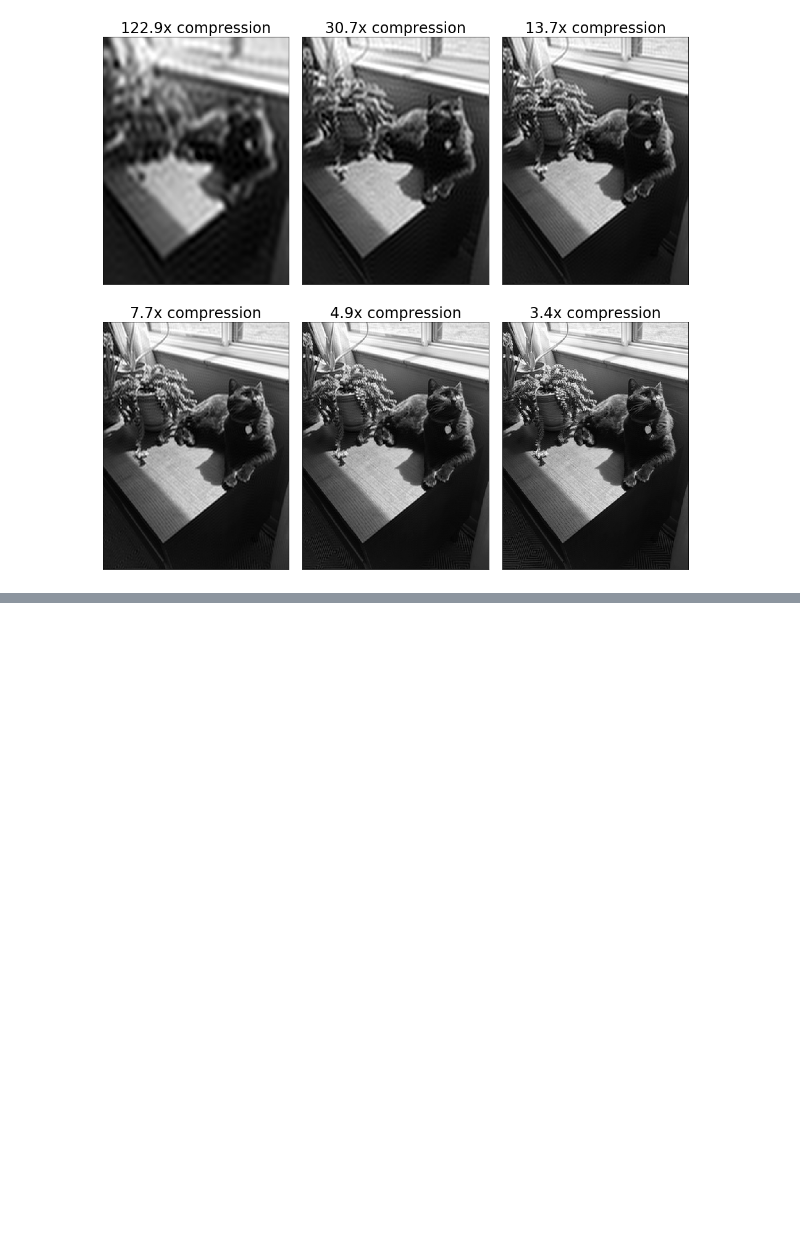
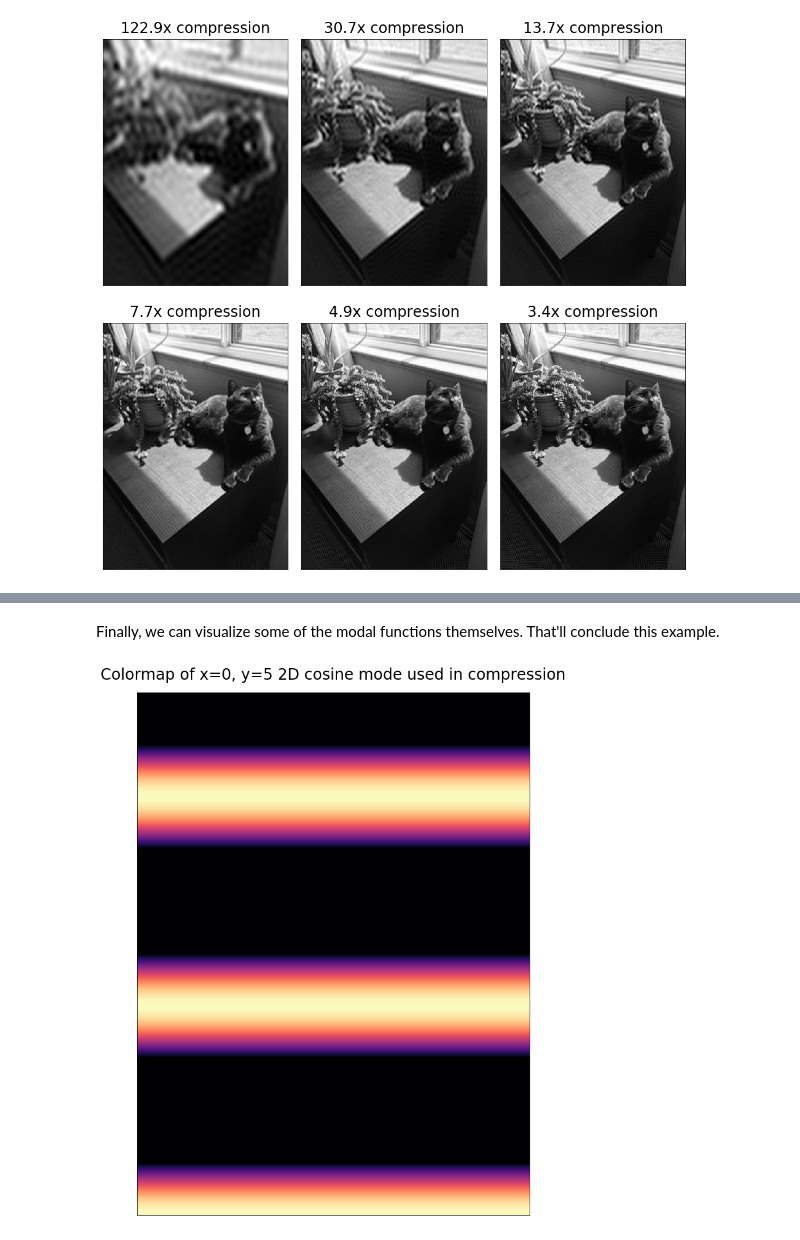
Before and after one commit to bradleypmartin/LinearAlgebraGeekout190405, a Jupyter notebook: 2D Image compression.ipynb, the cells around one changed output, grey strips where cells are left out. Cells and saved outputs as stored; diff of their text form; code cells hidden in the pictures; blank space fills up the shorter version.

```diff
--- a/2D Image compression.ipynb
+++ b/2D Image compression.ipynb
@@ -154,0 +221,30 @@ plt.yticks([]);
+# %% [markdown]
+Finally, we can visualize some of the modal functions themselves. That'll conclude this example.
+# %%
+pixels = get_image_from_file(image_filename='kitty.jpg', size=(4032, 3024))
+dct_size = pixels.shape[0]
+dct = get_2D_dct(pixels)
+plt.rcParams['font.size'] = 20
+plt.rcParams['axes.titlepad'] = 20
+
+selectModeX = 0
+selectModeY = 5
+
+dct_copy = dct.copy()
+dct_copy[0:selectModeY,:] = 0
+dct_copy[selectModeY+1:,:] = 0
+dct_copy[:,0:selectModeX] = 0
+dct_copy[:,selectModeX+1:] = 0
+
+# Reconstructed image
+r_img = get_2d_idct(dct_copy);
+reconstructed_image = get_rescaled_reconstructed_image(r_img);
+
+plt.figure(figsize=(15,15))
+plt.imshow(reconstructed_image, cmap=plt.cm.magma)
+plt.title('Colormap of x={}, y={} 2D cosine mode used in compression'.format(selectModeX, selectModeY))
+plt.grid(False);
+plt.xticks([]);
+plt.yticks([]);
+# %% [output]
+[figure, added]
```
Also changed, not shown: parts of 14 cells of this notebook.
